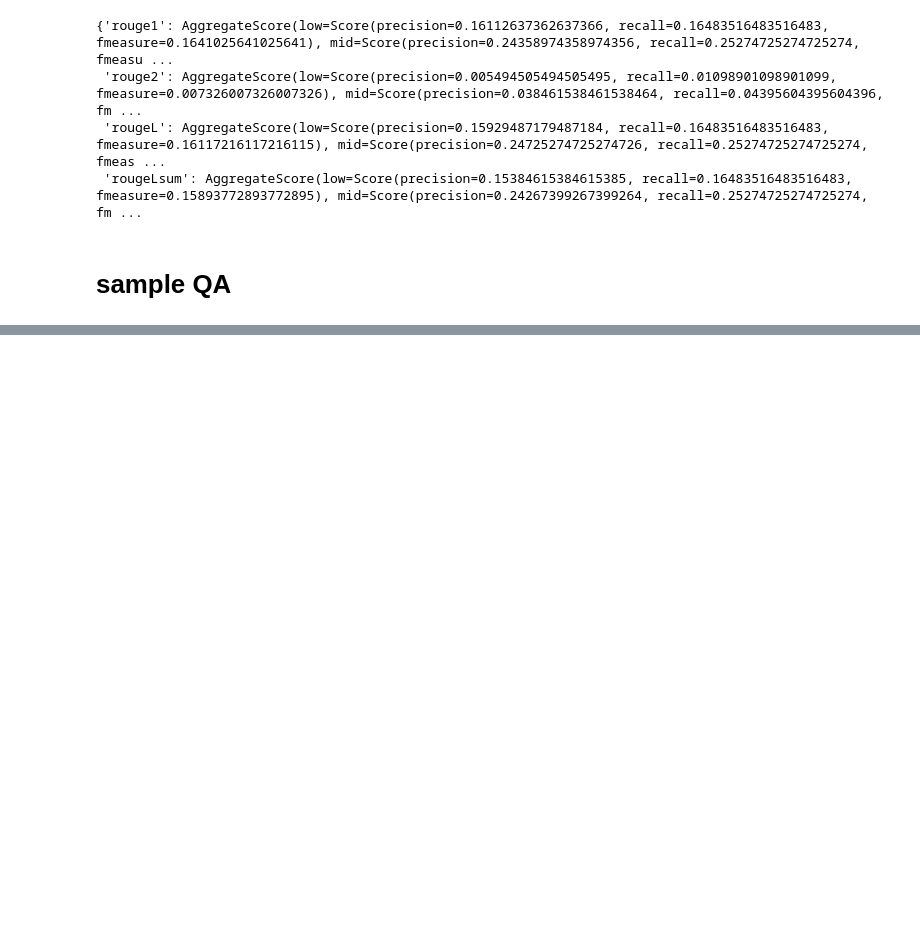
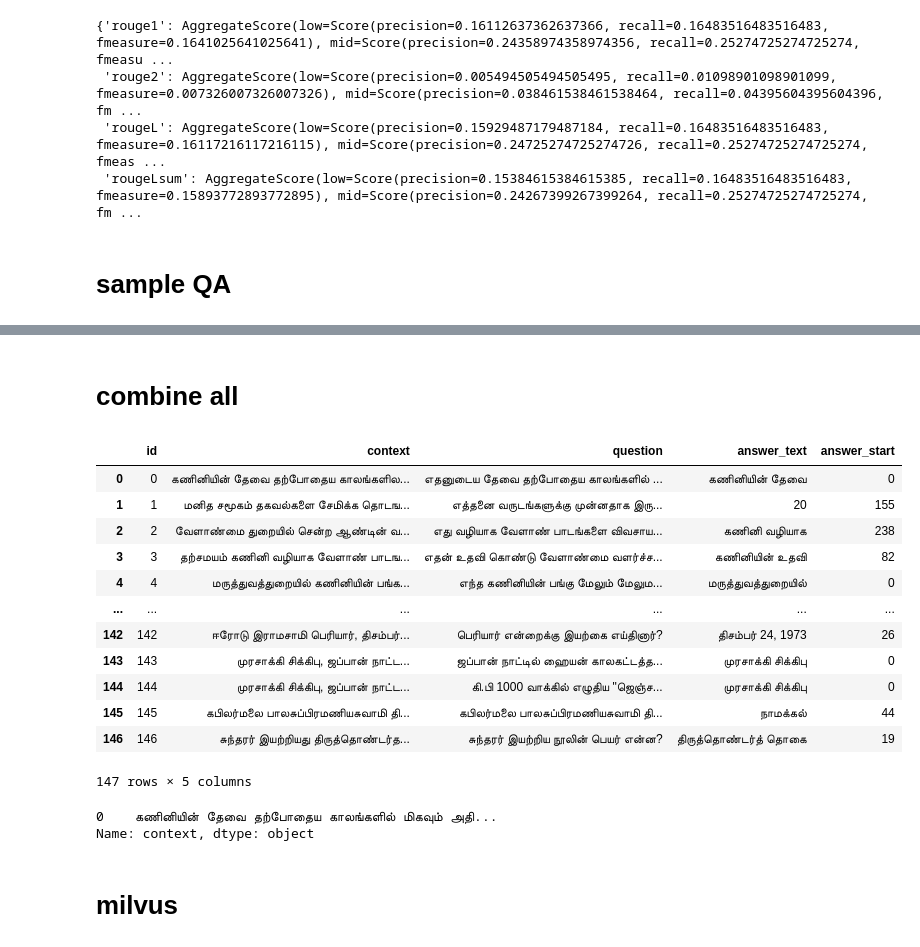
Before and after one commit to AswiN-7/ODQA, a Jupyter notebook: ODQA_utils/driver.ipynb, the cells around one changed output, grey strips where cells are left out. Saved outputs shown, nothing was run; the diff lists cells and outputs as text; code cells hidden in the pictures; blank space fills up the shorter version.

```diff
--- a/ODQA_utils/driver.ipynb
+++ b/ODQA_utils/driver.ipynb
@@ -490,0 +545,27 @@ df = Dataset.from_pandas(df)
+# %% [markdown]
+# combine all
+# %%
+df = pd.read_csv('eval_data.csv')
+# %%
+df
+# %% [output]
+|  | id | context | question | answer_text | answer_start |
+| 0 | 0 | கணினியின் தேவை தற்போதைய காலங்களில... | எதனுடைய தேவை தற்போதைய காலங்களில் ... | கணினியின் தேவை | 0 |
+| 1 | 1 | மனித சமூகம் தகவல்களை சேமிக்க தொடங... | எத்தனை வருடங்களுக்கு முன்னதாக இரு... | 20 | 155 |
+| 2 | 2 | வேளாண்மை துறையில் சென்ற ஆண்டின் வ... | எது வழியாக வேளாண் பாடங்களை விவசாய... | கணினி வழியாக | 238 |
+| 3 | 3 | தற்சமயம் கணினி வழியாக வேளாண் பாடங... | எதன் உதவி கொண்டு வேளாண்மை வளர்ச்ச... | கணினியின் உதவி | 82 |
+| 4 | 4 | மருத்துவத்துறையில் கணினியின் பங்க... | எந்த கணினியின் பங்கு மேலும் மேலும... | மருத்துவத்துறையில் | 0 |
+| ... | ... | ... | ... | ... | ... |
+| 142 | 142 | ஈரோடு இராமசாமி பெரியார், திசம்பர்... | பெரியார் என்றைக்கு இயற்கை எய்தினார்? | திசம்பர் 24, 1973 | 26 |
+| 143 | 143 | முரசாக்கி சிக்கிபு, ஜப்பான் நாட்ட... | ஜப்பான் நாட்டில் ஹையன் காலகட்டத்த... | முரசாக்கி சிக்கிபு | 0 |
+| 144 | 144 | முரசாக்கி சிக்கிபு, ஜப்பான் நாட்ட... | கி.பி 1000 வாக்கில் எழுதிய "ஜெஞ்ச... | முரசாக்கி சிக்கிபு | 0 |
+| 145 | 145 | கபிலர்மலை பாலசுப்பிரமணியசுவாமி தி... | கபிலர்மலை பாலசுப்பிரமணியசுவாமி தி... | நாமக்கல் | 44 |
+| 146 | 146 | சுந்தரர் இயற்றியது திருத்தொண்டர்த... | சுந்தரர் இயற்றிய நூலின் பெயர் என்ன? | திருத்தொண்டர்த் தொகை | 19 |
+147 rows × 5 columns
+# %%
+df['context'][df['id'] == 0]
+# %% [output]
+0    கணினியின் தேவை தற்போதைய காலங்களில் மிகவும் அதி...
+Name: context, dtype: object
+# %% [markdown]
+# milvus
```
Also changed, not shown: parts of 47 cells of this notebook, 25 other files.
